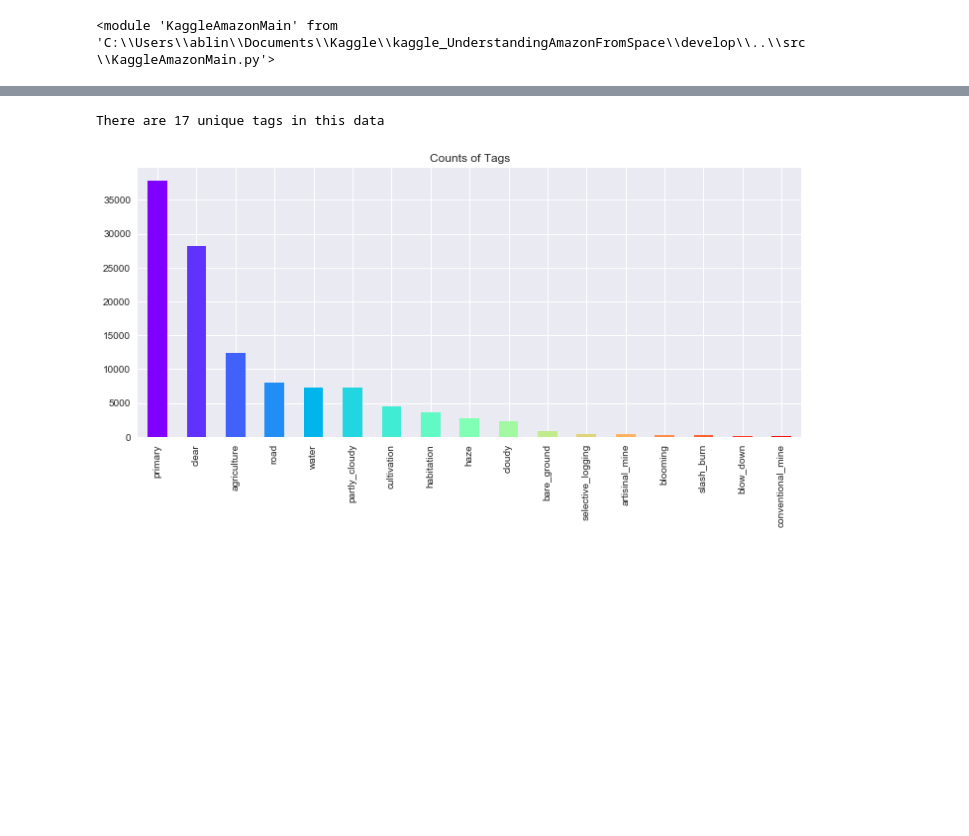
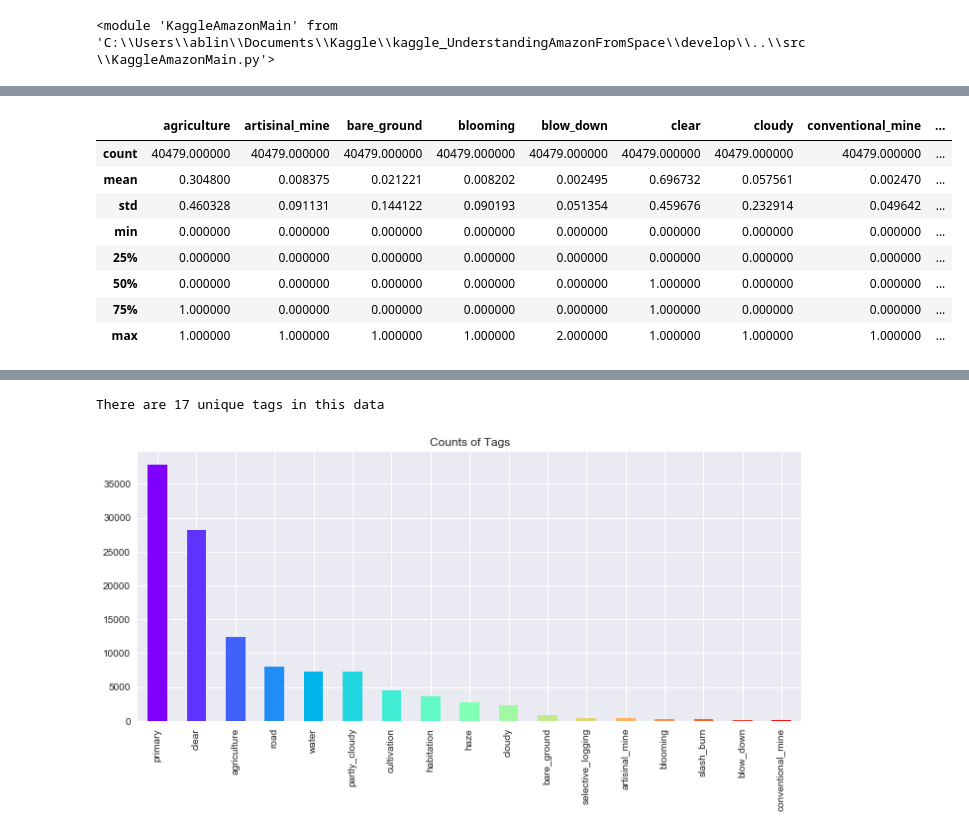
Before and after one commit to alineberry/kaggle_UnderstandingAmazonFromSpace, a Jupyter notebook: develop/adam-lab-notebook.ipynb, the cells around one changed output, grey strips where cells are left out. Drawn from its saved outputs; the diff is of its cells as text; code cells hidden in the pictures; blank space fills up the shorter version.

```diff
--- a/develop/adam-lab-notebook.ipynb
+++ b/develop/adam-lab-notebook.ipynb
@@ -48,0 +98,12 @@ tagged_df.head()
+# %%
+y_train.describe()
+# %% [output]
+|  | agriculture | artisinal_mine | bare_ground | blooming | blow_down | clear | cloudy | conventional_mine | ... |
+| count | 40479.000000 | 40479.000000 | 40479.000000 | 40479.000000 | 40479.000000 | 40479.000000 | 40479.000000 | 40479.000000 | ... |
+| mean | 0.304800 | 0.008375 | 0.021221 | 0.008202 | 0.002495 | 0.696732 | 0.057561 | 0.002470 | ... |
+| std | 0.460328 | 0.091131 | 0.144122 | 0.090193 | 0.051354 | 0.459676 | 0.232914 | 0.049642 | ... |
+| min | 0.000000 | 0.000000 | 0.000000 | 0.000000 | 0.000000 | 0.000000 | 0.000000 | 0.000000 | ... |
+| 25% | 0.000000 | 0.000000 | 0.000000 | 0.000000 | 0.000000 | 0.000000 | 0.000000 | 0.000000 | ... |
+| 50% | 0.000000 | 0.000000 | 0.000000 | 0.000000 | 0.000000 | 1.000000 | 0.000000 | 0.000000 | ... |
+| 75% | 1.000000 | 0.000000 | 0.000000 | 0.000000 | 0.000000 | 1.000000 | 0.000000 | 0.000000 | ... |
+| max | 1.000000 | 1.000000 | 1.000000 | 1.000000 | 2.000000 | 1.000000 | 1.000000 | 1.000000 | ... |
```
Also changed, not shown: parts of 40 cells of this notebook, 3 other files.
